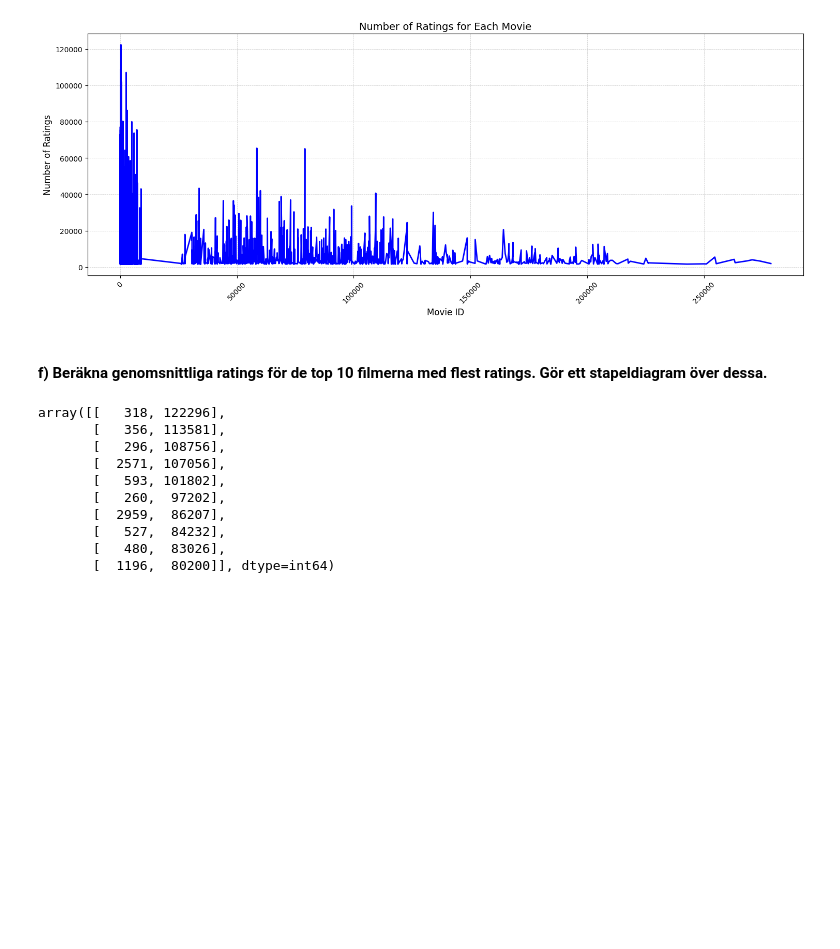
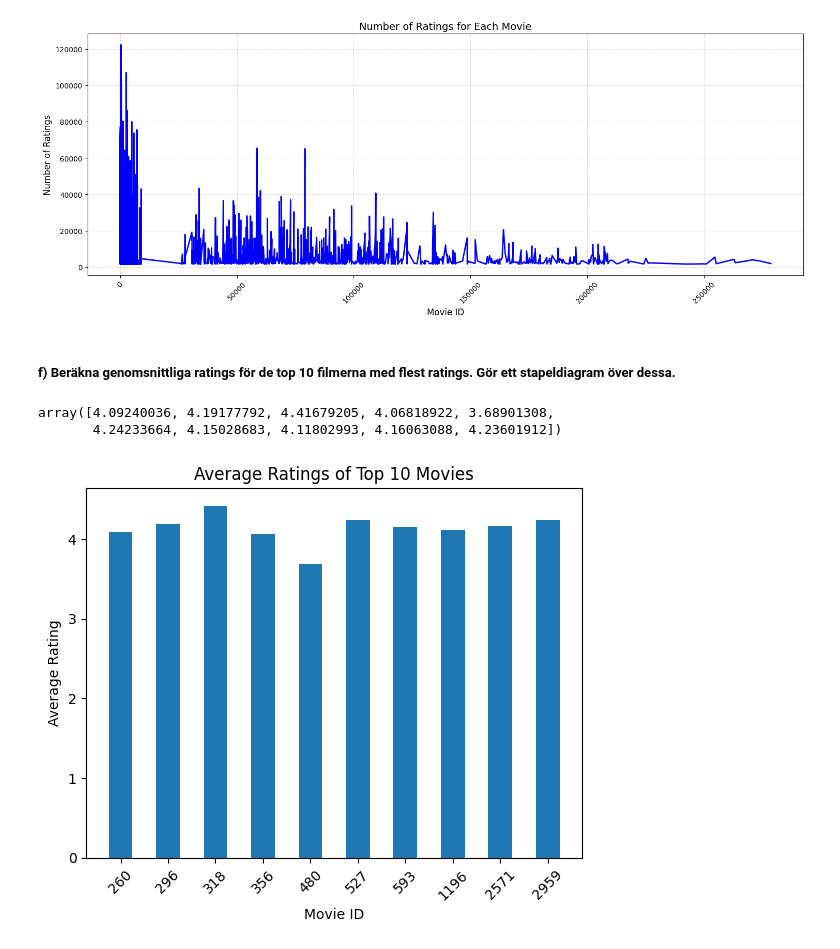
Before and after one commit to samiguru/AI-Samir-Ibrahim-OPA23, a Jupyter notebook: labs/Lab1_AI.ipynb, the cells around one changed output. Cells and saved outputs as stored; diff of their text form; code cells hidden in the pictures; blank space fills up the shorter version.

```diff
--- a/labs/Lab1_AI.ipynb
+++ b/labs/Lab1_AI.ipynb
@@ -101,8 +115,8 @@ rating_count = df_ratings['movieId'].value_counts()
 top_10= rating_count.head(10)
 
 top_10_movies_data = df_ratings[df_ratings['movieId'].isin(top_10.index)]
-top_10_movies_data_average = top_10_movies_data.groupby('movieId')['rating'].mean()
-top_10_movies_data_average
+top_10_ratings = top_10_movies_data.groupby('movieId')['rating'].mean()
+top_10_ratings
 # %% [output]
 movieId
 260     4.092400
@@ -189,17 +199,22 @@ plt.show()
 # %% [output]
 [figure]
 # %% [markdown]
-#### f) Beräkna genomsnittliga ratings för de top 10 filmerna med flest ratings. Gör ett stapeldiagram över dessa.
+##### f) Beräkna genomsnittliga ratings för de top 10 filmerna med flest ratings. Gör ett stapeldiagram över dessa.
 # %%
 top_10_ratings.values
 # %% [output]
-array([[   318, 122296],
-       [   356, 113581],
-       [   296, 108756],
-       [  2571, 107056],
-       [   593, 101802],
-       [   260,  97202],
-       [  2959,  86207],
-       [   527,  84232],
-       [   480,  83026],
-       [  1196,  80200]], dtype=int64)
+array([4.09240036, 4.19177792, 4.41679205, 4.06818922, 3.68901308,
+       4.24233664, 4.15028683, 4.11802993, 4.16063088, 4.23601912])
+# %%
+x = list(map(str, top_10_ratings.index.tolist()))
+
+plt.bar(x, top_10_ratings.values, width=0.5)
+
+plt.xlabel('Movie ID')
+plt.ylabel('Average Rating')
+plt.title('Average Ratings of Top 10 Movies')
+
+plt.xticks(rotation=45)
+plt.show()
+# %% [output]
+[figure, added]
```
Also changed, not shown: parts of 12 cells of this notebook.
